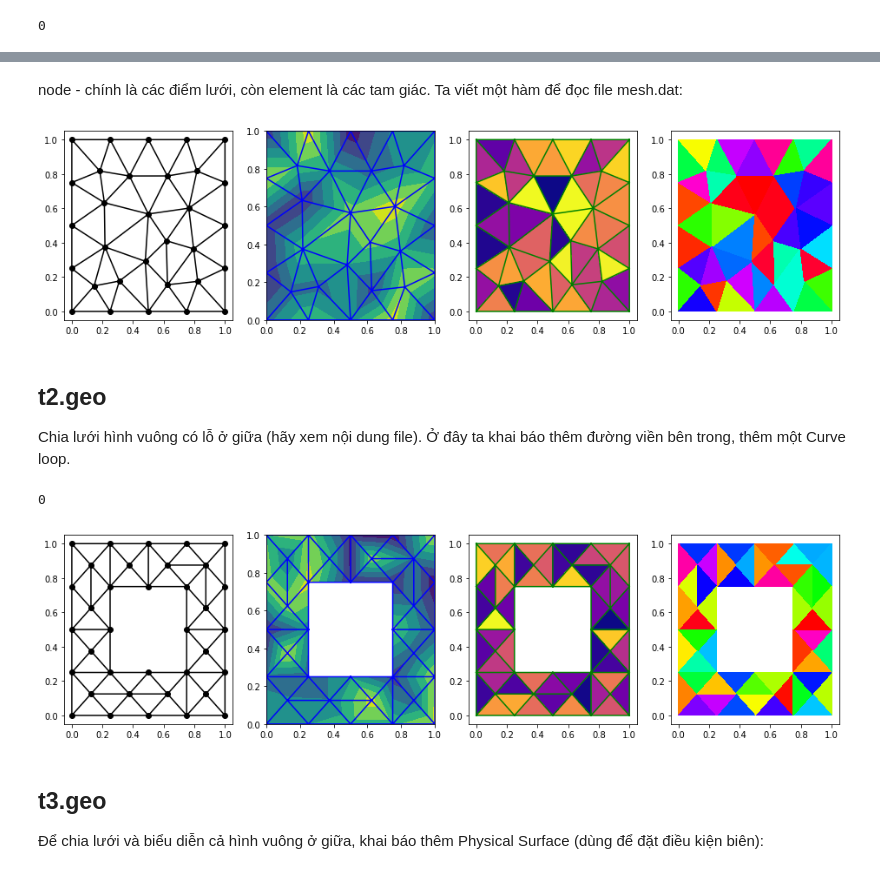
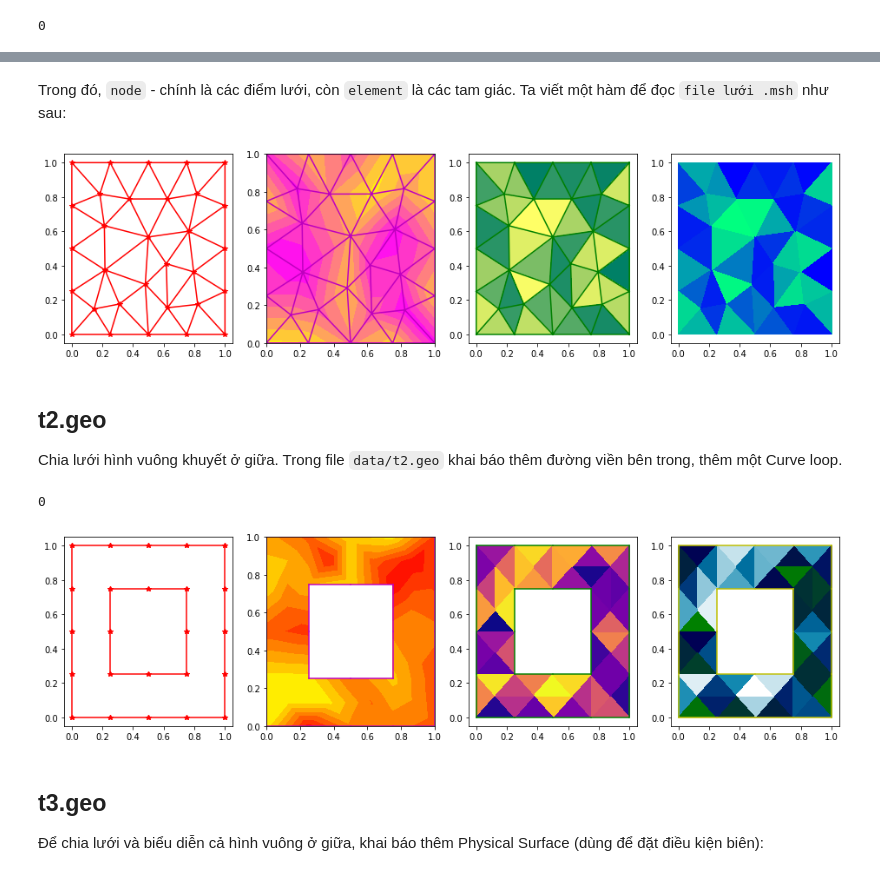
Before and after one commit to SangVn/VnCFD_Mesh_Art, a Jupyter notebook: VnCFD Mesh Art.ipynb, the cells around one changed output, grey strips where cells are left out. Drawn from its saved outputs; the diff is of its cells as text; code cells hidden in the pictures.

Commit message:
modified: VnCFD Mesh Art.*

```diff
--- a/VnCFD Mesh Art.ipynb
+++ b/VnCFD Mesh Art.ipynb
@@ -254,5 +262,5 @@ os.system('gmsh -2 data/t1.geo -o data/t1.msh -format dat')
 # %% [markdown]
-node - chính là các điểm lưới, còn element là các tam giác. Ta viết một hàm để đọc file mesh.dat:
+Trong đó, `node` - chính là các điểm lưới, còn `element` là các tam giác. Ta viết một hàm để đọc `file lưới .msh` như sau:
 # %%
 def read_gmsh(filename):
     nodes = []
@@ -268,18 +276,18 @@ def read_gmsh(filename):
     return np.array(nodes), elements
 # %%
 # đọc và biểu diễn lưới vừa nhận được
-def plot_gmsh(filename, plot_func=plot, colors=['r*-', 'm-', 'g-', 'y-'], cmaps=['spring', 'summer', 'autumn']):
+def plot_gmsh(filename, plot_func=plot, colors=['r*-', 'm-', 'g-', 'y-'], cmaps=['spring', 'summer', 'winter']):
     points, triangles = read_gmsh(filename)
     mesh = mtri.Triangulation(points[:, 0], points[:, 1], triangles)
-    plot_func(mesh)
+    plot_func(mesh, colors, cmaps)
 
 plot_gmsh('data/t1.msh')
 # %% [output]
-[figure, old version]
+[figure, new version]
 # %% [markdown]
 ## t2.geo
 
-Chia lưới hình vuông có lỗ ở giữa (hãy xem nội dung file). Ở đây ta khai báo thêm đường viền bên trong, thêm một Curve loop.
+Chia lưới hình vuông khuyết ở giữa. Trong file `data/t2.geo` khai báo thêm đường viền bên trong, thêm một Curve loop.
 # %%
 # Curve loop(1) = {4, 1, -2, 3};
 # Curve loop(2) = {8, 5, 6, 7};
@@ -288,9 +296,9 @@ os.system('gmsh -2 data/t2.geo -o data/t2.msh -format dat')
 # %% [output]
 0
 # %%
-plot_gmsh('data/t2.msh')
+plot_gmsh('data/t2.msh', plot_func=plot_border, cmaps=['autumn', 'plasma', 'ocean'])
 # %% [output]
-[figure, old version]
+[figure, new version]
 # %% [markdown]
 ## t3.geo
 Để chia lưới và biểu diễn cả hình vuông ở giữa, khai báo thêm Physical Surface (dùng để đặt điều kiện biên):
```
Also changed, not shown: parts of 26 cells of this notebook, 2 other files.
